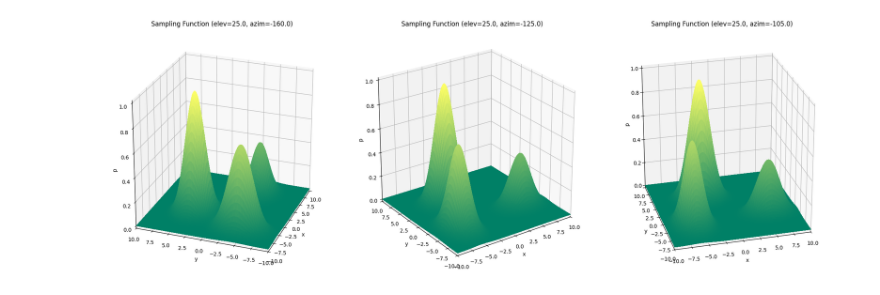
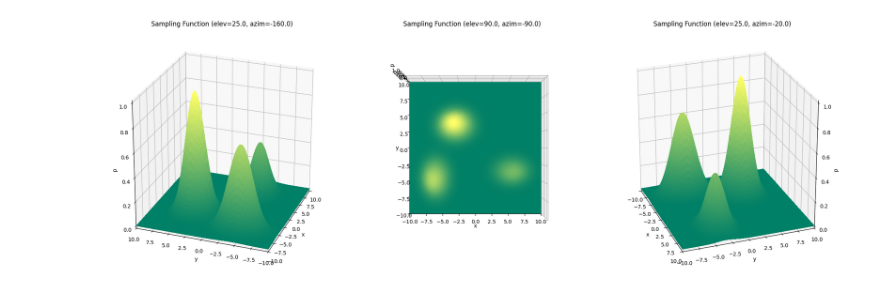
Before and after one commit to theconsmind/jacinta, a Jupyter notebook: playground/jacinta/processor/receiver/TwoDimensionalReceiver.ipynb, the cells around one changed output. Saved outputs shown, nothing was run; the diff lists cells and outputs as text; code cells hidden in the pictures.

```diff
--- a/playground/jacinta/processor/receiver/TwoDimensionalReceiver.ipynb
+++ b/playground/jacinta/processor/receiver/TwoDimensionalReceiver.ipynb
@@ -169,35 +239,35 @@ def plot_receiver(ax: plt.Axes, receiver: Receiver) -> None:
 # %%
 def sampling_function(x: float, y: float) -> float:
     """
     Sampling function.
 
     Args:
         x (float): The first value to evaluate the sampling function at.
         y (float): The second value to evaluate the sampling function at.
 
     Returns:
         float: The relative probability of sampling the point.
     """
     p = (
         1.00 * math.exp(-0.5 * (((x + 3.0) / 1.6) ** 2 + ((y - 3.5) / 1.4) ** 2))
         + 0.70 * math.exp(-0.5 * (((x + 6.0) / 1.3) ** 2 + ((y + 4.5) / 1.8) ** 2))
         + 0.45 * math.exp(-0.5 * (((x - 5.5) / 1.7) ** 2 + ((y + 3.5) / 1.3) ** 2))
     )
     return p
 
 
 # plot the sampling function
 fig, ax = plt.subplots(ncols=3, figsize=(20, 7), subplot_kw={"projection": "3d"})
 plot_sampling_function(ax[0], sampling_function, elev=25.0, azim=-160.0)
-plot_sampling_function(ax[1], sampling_function, elev=25.0, azim=-125.0)
-plot_sampling_function(ax[2], sampling_function, elev=25.0, azim=-105.0)
+plot_sampling_function(ax[1], sampling_function, elev=90.0, azim=-90.0)
+plot_sampling_function(ax[2], sampling_function, elev=25.0, azim=-20.0)
 # adjust the aspect ratio of each plot
 for axis in ax:
     axis.set_box_aspect((1, 1, 1), zoom=0.95)
 fig.tight_layout()
 plt.show()
 # %% [output]
-[figure, old version]
+[figure, new version]
 # %%
 def get_sampling_function_max(
     sampling_function: Callable[[float, float], float],
```
Also changed, not shown: parts of 7 cells of this notebook, 1 other file.
